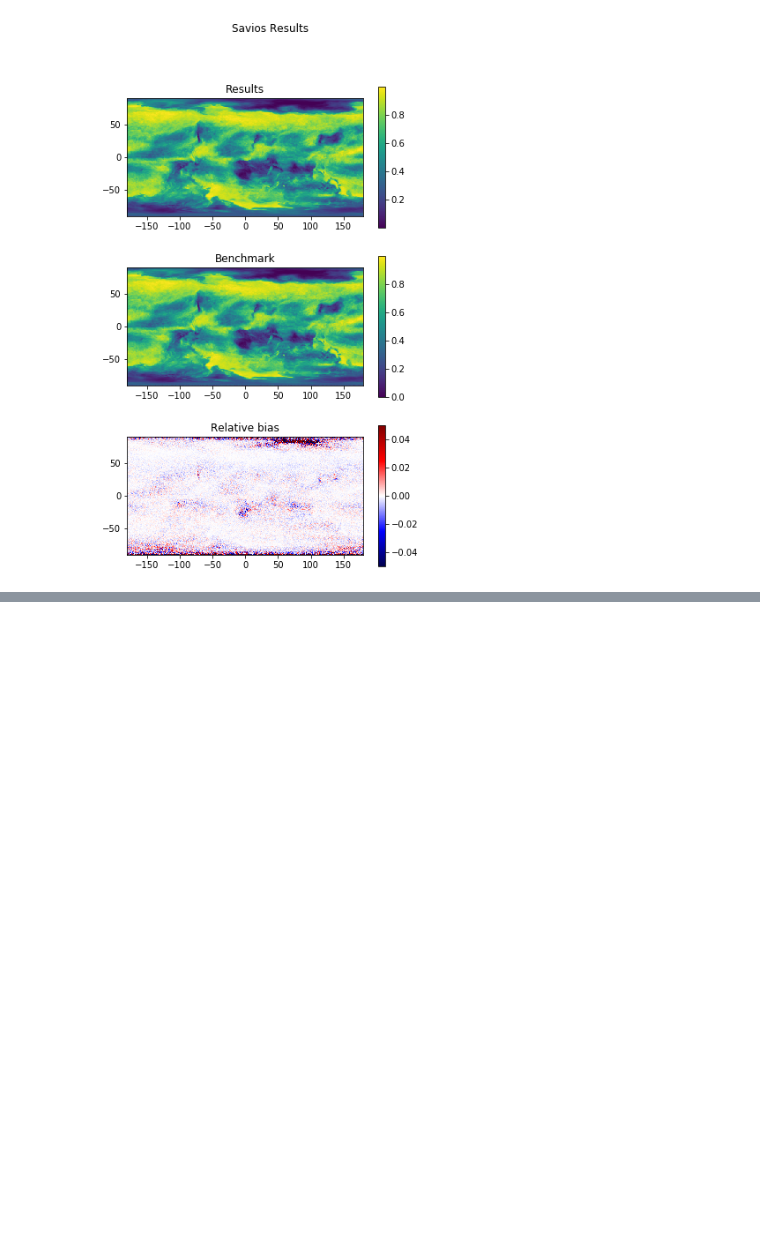
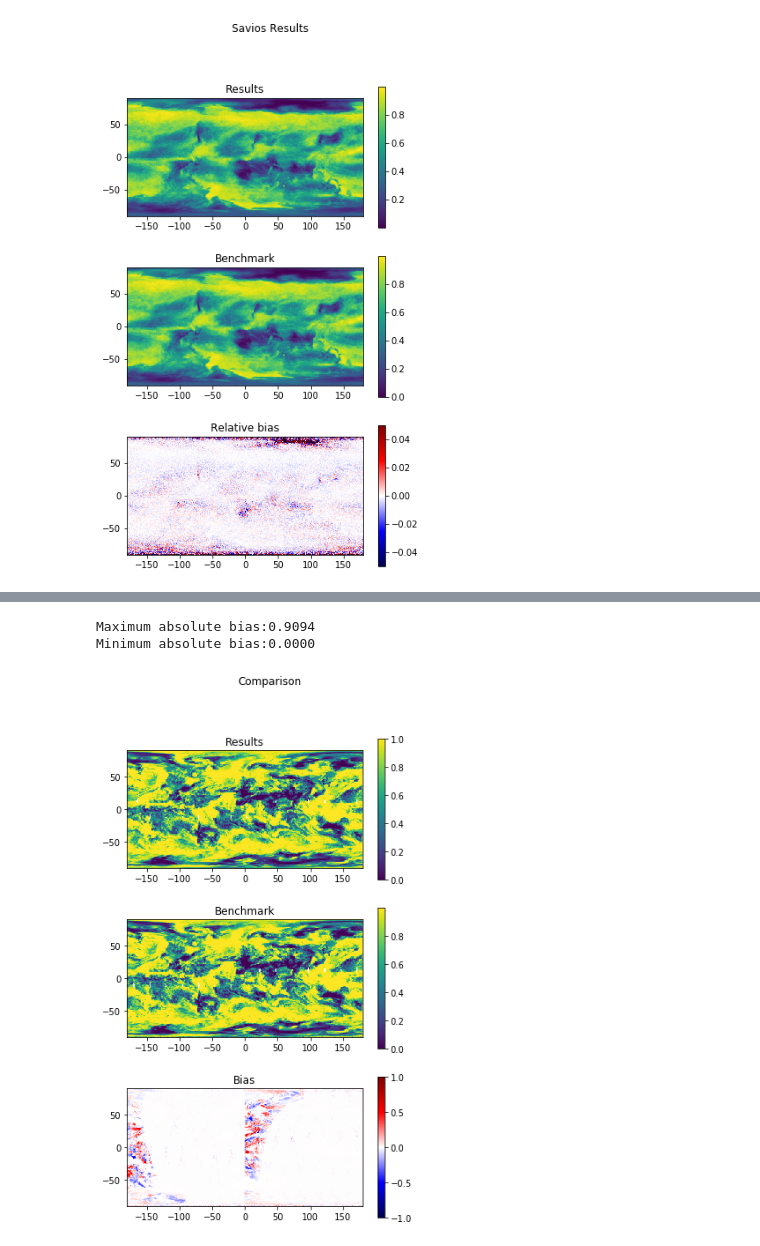
Before and after one commit to big-data-lab-umbc/MODIS_Aggregation, a Jupyter notebook: source/baseline/Comparison_tool.ipynb, the cells around one changed output, grey strips where cells are left out. Drawn from its saved outputs; the diff is of its cells as text; code cells hidden in the pictures; blank space fills up the shorter version.

Commit message:
Comparisons with the original L3 data started.

```diff
--- a/source/baseline/Comparison_tool.ipynb
+++ b/source/baseline/Comparison_tool.ipynb
@@ -58,0 +61,13 @@ Minimum absolute bias:0.0000
+# %%
+import h5py
+from comparisons import doPlot
+f=h5py.File('MOD08_D3A2008001.2Vars.hdf5','r')
+for key in f.keys():
+    print(key+' : '+f[key].attrs['long_name']+' , '+f[key].attrs['units'])
+res_CF_mean=f['CF'][:]
+res_CTP_mean=f['CTP_mean'][:]
+res_CTT_mean=f['CTT_mean'][:]
+res_lt=f['lat_bnd'][:]
+res_ln=f['lon_bnd'][:]
+f.close()
+res_lt
@@ -58,0 +101,13 @@ Minimum absolute bias:0.0000
+# %%
+import netCDF4
+import numpy as np
+fo_path='/umbc/xfs1/jianwu/users/charaj1/CMAC/MODIS-Aggregation/output-data/benchmark/MYD08_D3_original/'
+data=netCDF4.Dataset(fo_path+'MYD08_D3.A2008001.061.2018031095350.hdf','r')
+bmk_CF_mean=np.squeeze(data.variables['Cloud_Fraction_Mean'][:])
+bmk_CTP_mean=data.variables['Cloud_Top_Pressure_Mean'][:]
+bmk_CTT_mean=data.variables['Cloud_Top_Temperature_Mean'][:]
+bmk_lt=data.variables['YDim'][:]
+bmk_ln=data.variables['XDim'][:]
+data.close()
+bmk_lt
+#fo=h5py.File(fo_path+'MYD08_D3.A2008001.061.2018031095350.hdf','r')
@@ -58,0 +132,6 @@ Minimum absolute bias:0.0000
+# %%
+fig1,fig1_ttl=doPlot(np.flip(res_CF_mean,0),bmk_CF_mean,'Comparison')
+# %% [output]
+Maximum absolute bias:0.9094
+Minimum absolute bias:0.0000
+[figure, added]
```
Also changed, not shown: parts of 4 cells of this notebook.
